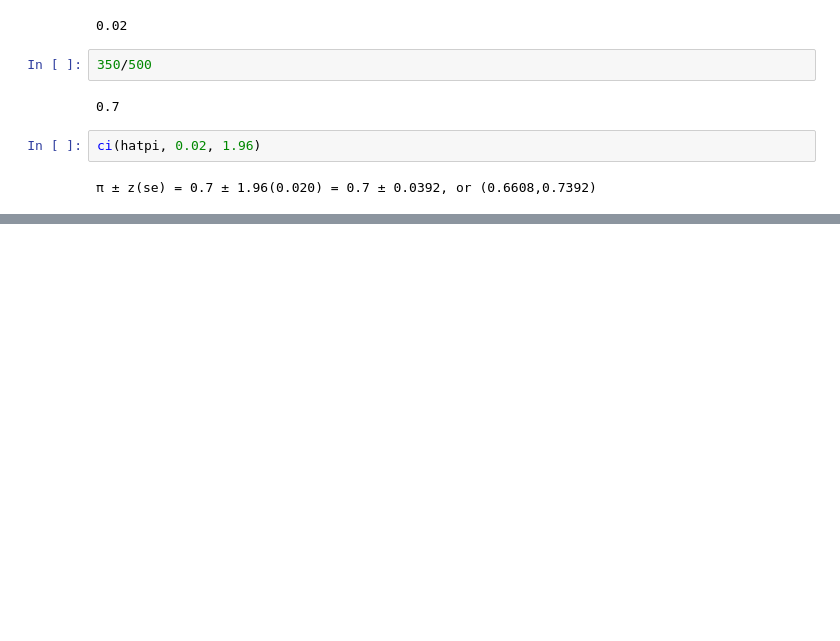
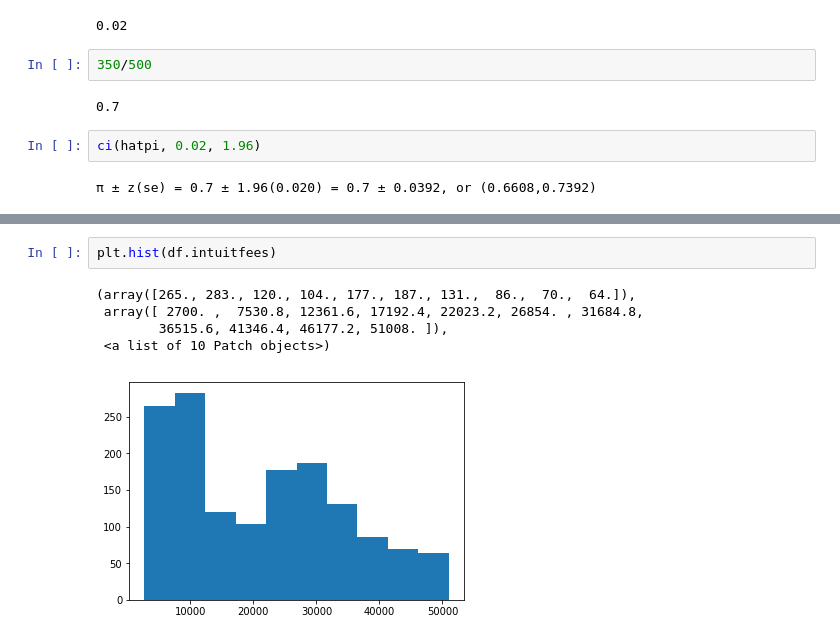
Before and after one commit to muftring/iu-statistics, a Jupyter notebook: mid-term-exam/mid-term-exam-computations.ipynb, the cells around one changed output, grey strips where cells are left out. Cells and saved outputs as stored; diff of their text form; blank space fills up the shorter version.

```diff
--- a/mid-term-exam/mid-term-exam-computations.ipynb
+++ b/mid-term-exam/mid-term-exam-computations.ipynb
@@ -156,0 +205,8 @@ ci(hatpi, 0.02, 1.96)
+# %%
+plt.hist(df.intuitfees)
+# %% [output]
+(array([265., 283., 120., 104., 177., 187., 131.,  86.,  70.,  64.]),
+ array([ 2700. ,  7530.8, 12361.6, 17192.4, 22023.2, 26854. , 31684.8,
+        36515.6, 41346.4, 46177.2, 51008. ]),
+ <a list of 10 Patch objects>)
+[figure, added]
```
Also changed, not shown: parts of 15 cells of this notebook, 4 other files.
